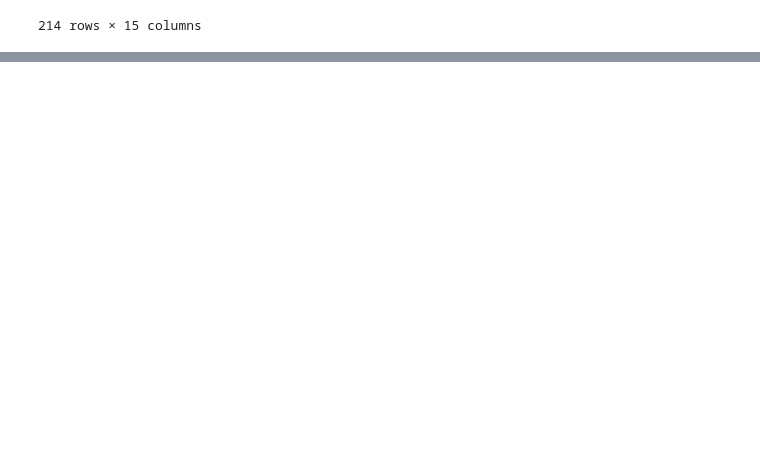
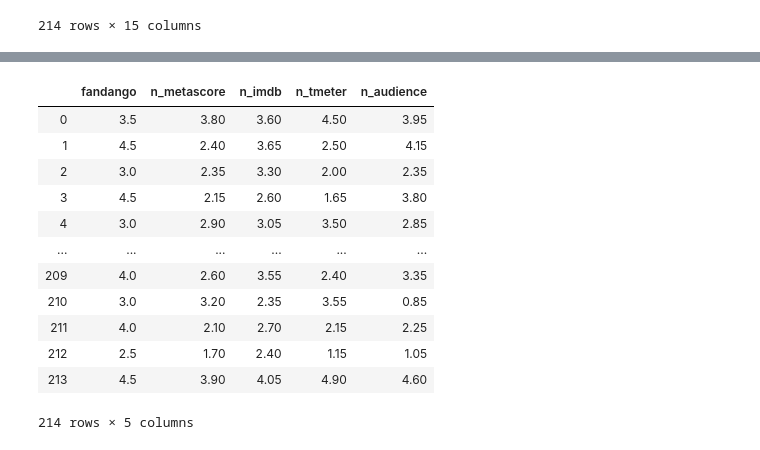
Before and after one commit to ndangalasinh/dataquest_fundago_rating_audit, a Jupyter notebook: fandago_audit.ipynb, the cells around one changed output, grey strips where cells are left out. Cells and saved outputs as stored; diff of their text form; code cells hidden in the pictures; blank space fills up the shorter version.

```diff
--- a/fandago_audit.ipynb
+++ b/fandago_audit.ipynb
@@ -80,0 +116,17 @@ fandango_16_17
+# %%
+fan_other_16_17 = fandango_16_17[['fandango','n_metascore', 'n_imdb', 'n_tmeter', 'n_audience',]]
+fan_other_16_17
+# %% [output]
+|  | fandango | n_metascore | n_imdb | n_tmeter | n_audience |
+| 0 | 3.5 | 3.80 | 3.60 | 4.50 | 3.95 |
+| 1 | 4.5 | 2.40 | 3.65 | 2.50 | 4.15 |
+| 2 | 3.0 | 2.35 | 3.30 | 2.00 | 2.35 |
+| 3 | 4.5 | 2.15 | 2.60 | 1.65 | 3.80 |
+| 4 | 3.0 | 2.90 | 3.05 | 3.50 | 2.85 |
+| ... | ... | ... | ... | ... | ... |
+| 209 | 4.0 | 2.60 | 3.55 | 2.40 | 3.35 |
+| 210 | 3.0 | 3.20 | 2.35 | 3.55 | 0.85 |
+| 211 | 4.0 | 2.10 | 2.70 | 2.15 | 2.25 |
+| 212 | 2.5 | 1.70 | 2.40 | 1.15 | 1.05 |
+| 213 | 4.5 | 3.90 | 4.05 | 4.90 | 4.60 |
+214 rows × 5 columns
```
Also changed, not shown: parts of 7 cells of this notebook.
